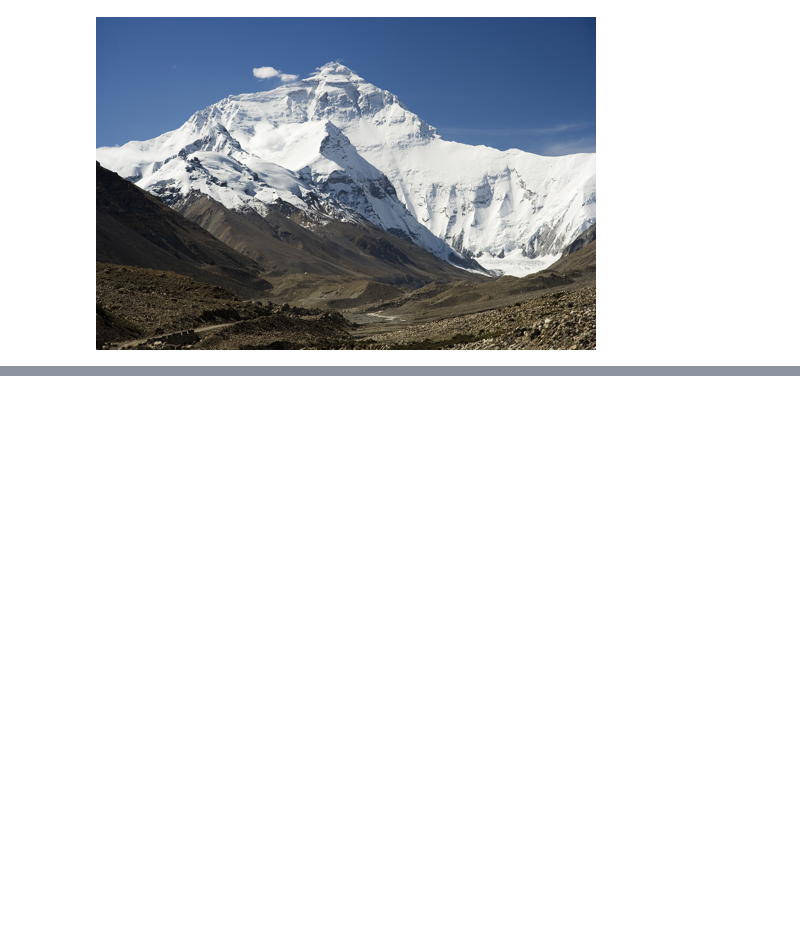
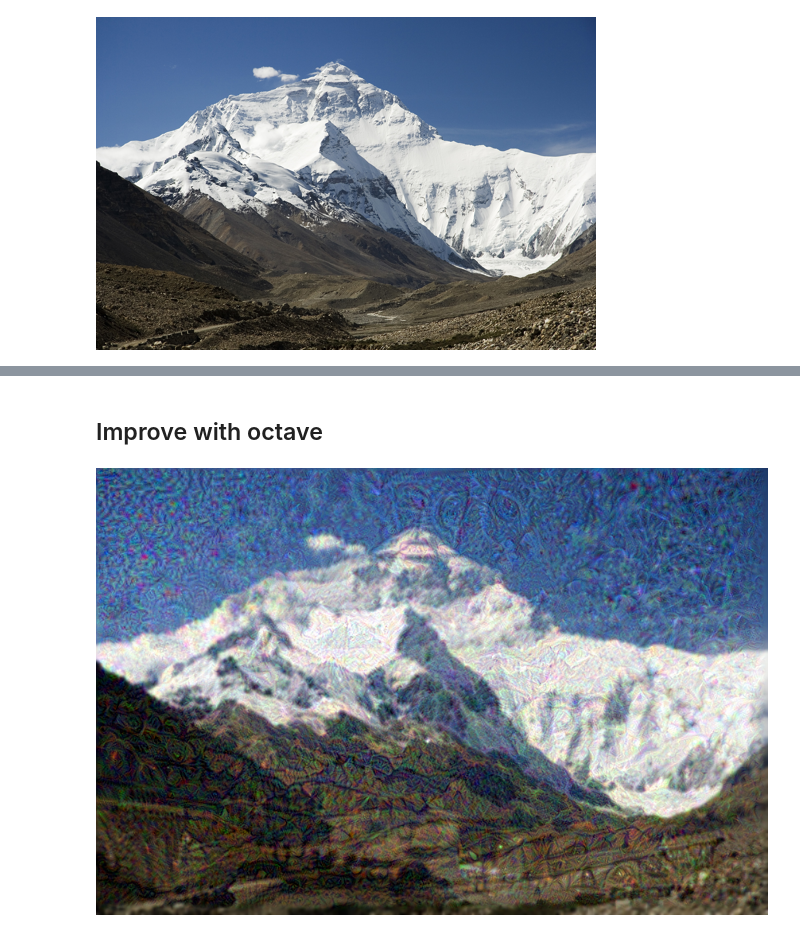
Before and after one commit to wangyichengsh/My-Deep-Learning-Playground, a Jupyter notebook: TensorFlow-PlayGround/Deep_Dream.ipynb, the cells around one changed output, grey strips where cells are left out. Saved outputs shown, nothing was run; the diff lists cells and outputs as text; code cells hidden in the pictures; blank space fills up the shorter version.

```diff
--- a/TensorFlow-PlayGround/Deep_Dream.ipynb
+++ b/TensorFlow-PlayGround/Deep_Dream.ipynb
@@ -93,0 +82,19 @@ PIL.Image.fromarray(np.array(result))
+# %% [markdown]
+## Improve with octave
+# %%
+OCTAVE_SCALE = 1.30
+img_tf = tf.constant(np.array(img))
+base_shape = tf.shape(img_tf)[:-1]
+float_base_shape = tf.cast(base_shape, tf.float32)
+
+
+for n in range(-2, 3):
+  new_shape = tf.cast(float_base_shape*(OCTAVE_SCALE**n), tf.int32)
+
+  img_tf = tf.image.resize(img_tf, new_shape).numpy()
+
+  img_tf = deep_dream(img=img_tf, step=50, step_size=0.01)
+
+img_tf
+# %% [output]
+[figure, added]
```
Also changed, not shown: parts of 7 cells of this notebook.
